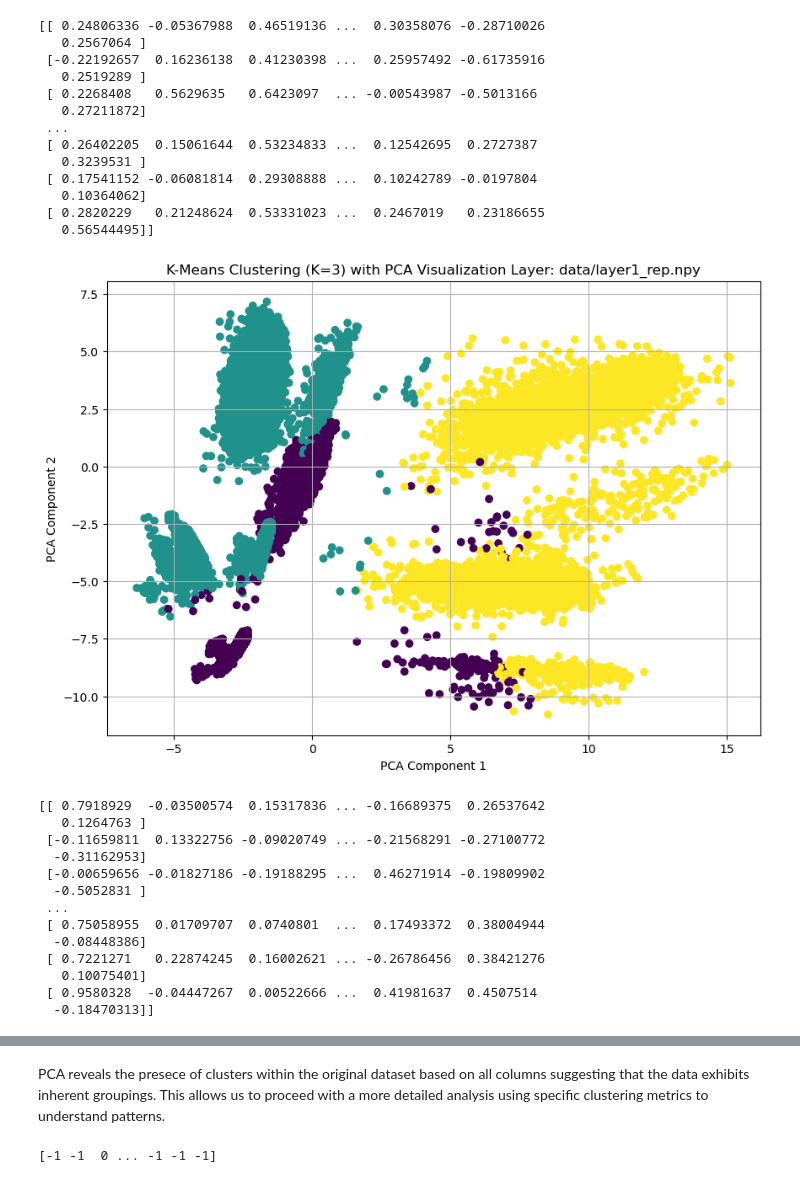
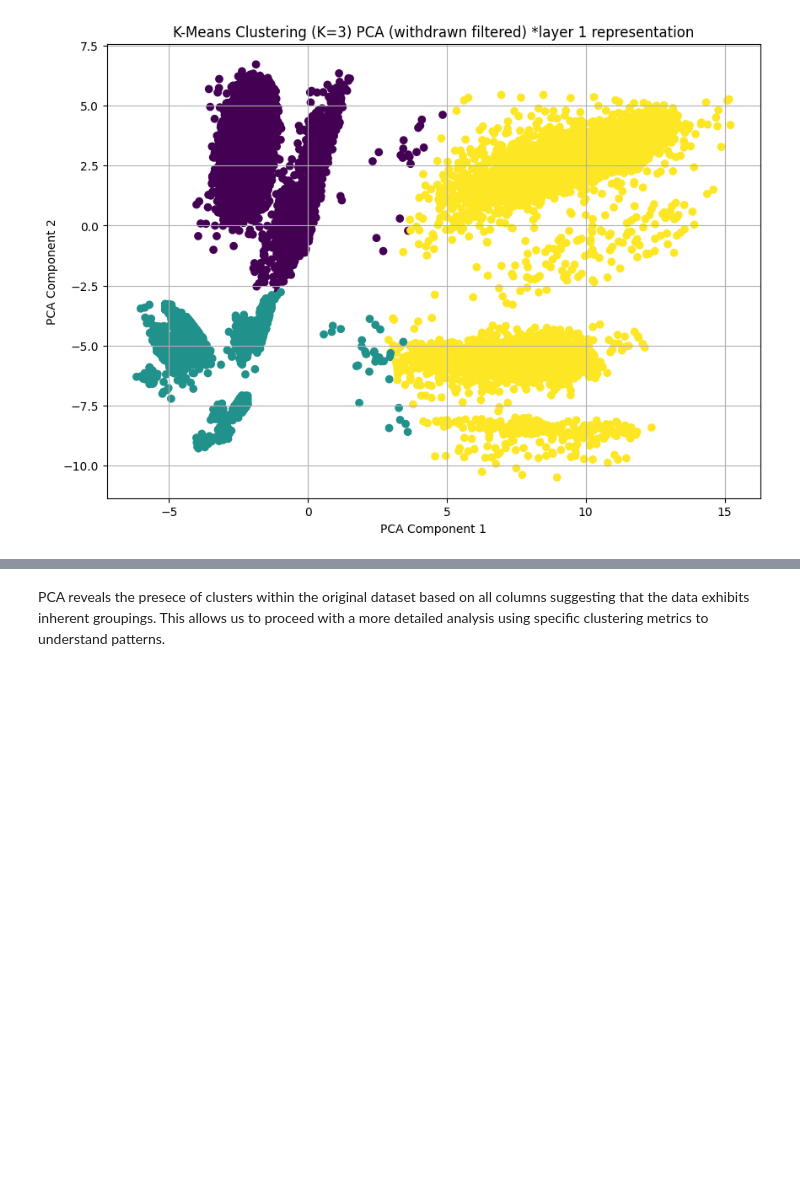
Before and after one commit to fractaloffugue/cs5805, a Jupyter notebook: improved.ipynb, the cells around one changed output, grey strips where cells are left out. Saved outputs shown, nothing was run; the diff lists cells and outputs as text; code cells hidden in the pictures; blank space fills up the shorter version.

Commit message:
reworked some data

```diff
--- a/improved.ipynb
+++ b/improved.ipynb
@@ -175,53 +234,32 @@ import pandas as pd
 # %%
-def cluster_with_pca(npy_file_path='data/original_rep.npy', n_clusters=3):
+
+import matplotlib.pyplot as plt
+from sklearn.decomposition import PCA
+from sklearn.cluster import KMeans
+from sklearn.preprocessing import StandardScaler
+
+def kmeans_pca(npy_file_path='data/original_rep.npy', n_clusters=3, title=''):
 	scaler = StandardScaler()
 	layer1_rep = np.load(npy_file_path)
-	print(layer1_rep)
 	data_standardized = scaler.fit_transform(layer1_rep)
 
 	kmeans = KMeans(n_clusters=n_clusters, random_state=42)
 	kmeans.fit(data_standardized)
 	labels = kmeans.labels_
 
 	pca = PCA(n_components=2)
 	reduced_data = pca.fit_transform(data_standardized)
 
 	plt.figure(figsize=(10, 7))
-	scatter = plt.scatter(reduced_data[:, 0], reduced_data[:, 1], c=labels)
-	# plt.colorbar(scatter)
-	plt.title("K-Means Clustering (K={}) with PCA Visualization Layer: {}".format(n_clusters, npy_file_path))
+	plt.scatter(reduced_data[:, 0], reduced_data[:, 1], c=labels)
+
+	plt.title("K-Means Clustering (K={}) PCA (withdrawn filtered) {}".format(n_clusters, '*' + title))
 	plt.xlabel("PCA Component 1")
 	plt.ylabel("PCA Component 2")
 	plt.grid(True)
 	plt.show()
 
-cluster_with_pca('data/layer1_rep.npy', 3)
-cluster_with_pca('data/layer2_rep.npy', 2)
+kmeans_pca('data/original/filtered_layer1_rep.npy', 3, 'layer 1 representation')
+kmeans_pca('data/original/filtered_layer2_rep.npy', 3, 'layer 2 representation')
 # %% [output]
-[[ 0.24806336 -0.05367988  0.46519136 ...  0.30358076 -0.28710026
-   0.2567064 ]
- [-0.22192657  0.16236138  0.41230398 ...  0.25957492 -0.61735916
-   0.2519289 ]
- [ 0.2268408   0.5629635   0.6423097  ... -0.00543987 -0.5013166
-   0.27211872]
- ...
- [ 0.26402205  0.15061644  0.53234833 ...  0.12542695  0.2727387
-   0.3239531 ]
- [ 0.17541152 -0.06081814  0.29308888 ...  0.10242789 -0.0197804
-   0.10364062]
- [ 0.2820229   0.21248624  0.53331023 ...  0.2467019   0.23186655
-   0.56544495]]
-[figure, old version]
+[figure, new version]
-[[ 0.7918929  -0.03500574  0.15317836 ... -0.16689375  0.26537642
-   0.1264763 ]
- [-0.11659811  0.13322756 -0.09020749 ... -0.21568291 -0.27100772
-  -0.31162953]
- [-0.00659656 -0.01827186 -0.19188295 ...  0.46271914 -0.19809902
-  -0.5052831 ]
- ...
- [ 0.75058955  0.01709707  0.0740801  ...  0.17493372  0.38004944
-  -0.08448386]
- [ 0.7221271   0.22874245  0.16002621 ... -0.26786456  0.38421276
-   0.10075401]
- [ 0.9580328  -0.04447267  0.00522666 ...  0.41981637  0.4507514
-  -0.18470313]]
@@ -229,16 +267,2 @@ cluster_with_pca('data/layer2_rep.npy', 2)
 # %% [markdown]
 PCA reveals the presece of clusters within the original dataset based on all columns suggesting that the data exhibits inherent groupings. This allows us to proceed with a more detailed analysis using specific clustering metrics to understand patterns.
-# %%
-from sklearn.cluster import DBSCAN
-npy_file_path='data/layer1_rep.npy'
-
-scaler = StandardScaler()
-layer1_rep = np.load(npy_file_path)
-data_standardized = scaler.fit_transform(layer1_rep)
-
-dbscan = DBSCAN(eps = 0.5, min_samples = 5) #change eps and min_samp as needed
-clusters = dbscan.fit_predict(data_standardized)
-print(clusters)
-#layer1_rep["cluster"] = clusters
-# %% [output]
-[-1 -1  0 ... -1 -1 -1]
```
Also changed, not shown: parts of 9 cells of this notebook, 14 other files.
